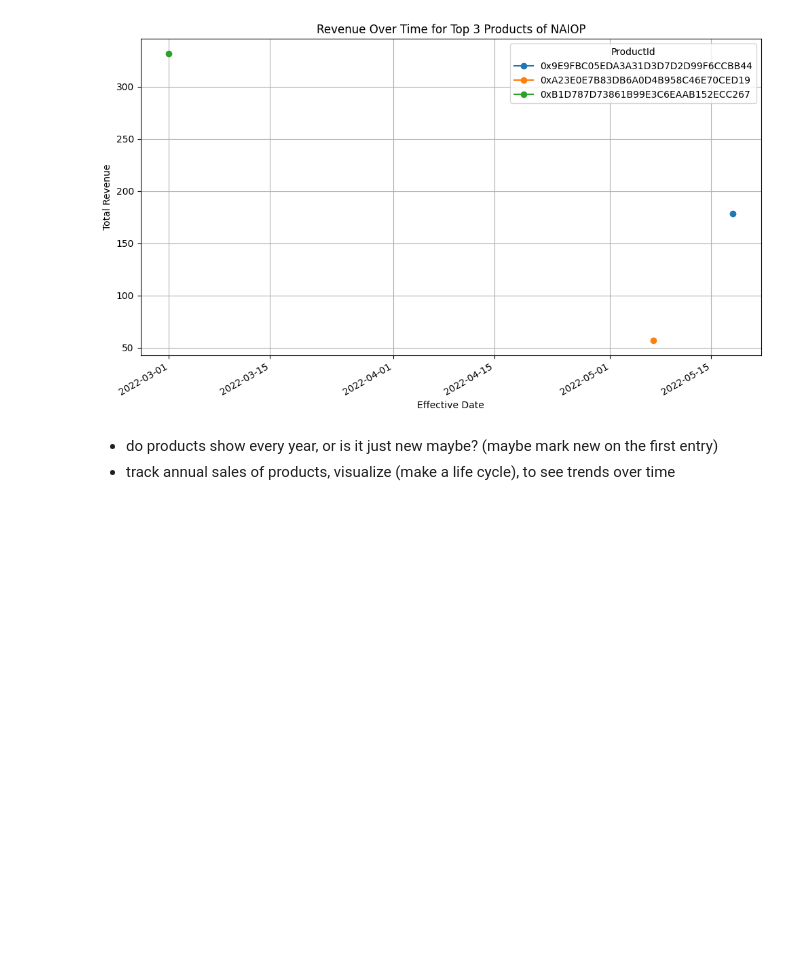
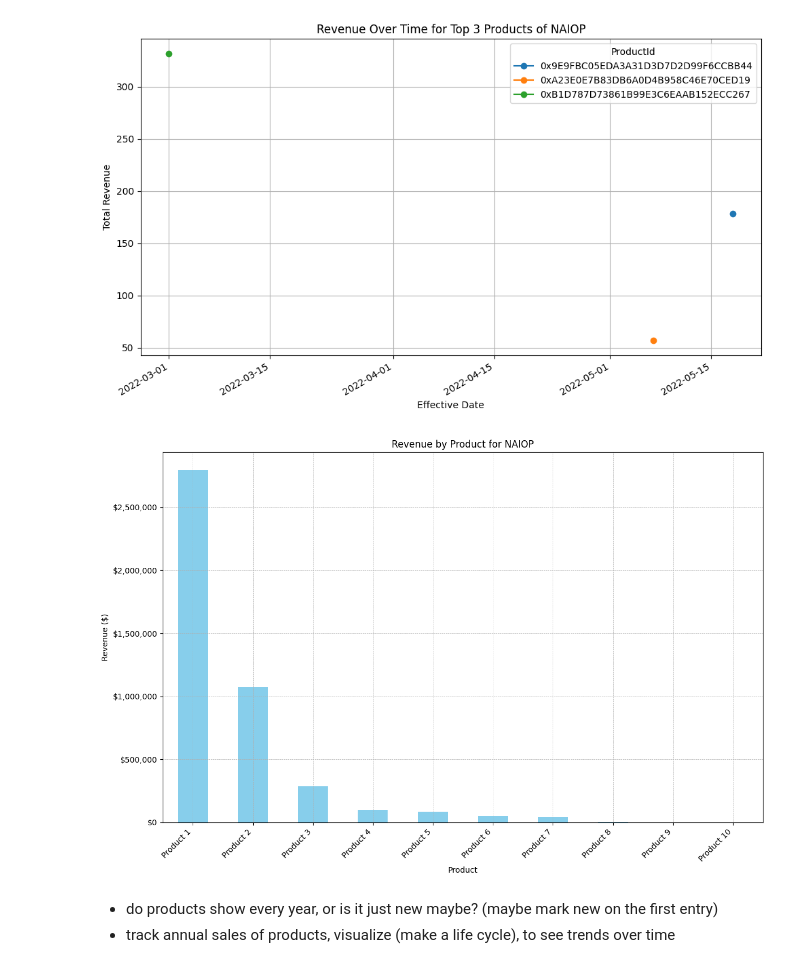
Before and after one commit to aKssup/data-consulting, a Jupyter notebook: mem_data_analysis.ipynb, the cells around one changed output. Drawn from its saved outputs; the diff is of its cells as text; code cells hidden in the pictures; blank space fills up the shorter version.

```diff
--- a/mem_data_analysis.ipynb
+++ b/mem_data_analysis.ipynb
@@ -714,3 +791,50 @@ See the caveats in the documentation: https://pandas.pydata.org/pandas-docs/stab
+# %%
+# Simulating the data for NAIOP
+data = {
+    'ProductId': [
+        "0x9E9FBC05EDA3A31D3D7D2D99F6CCBB44",
+        "0xB1D787D73861B99E3C6EAAB152ECC267",
+        "0x1F9328EF4BFD437D552C96F5B1D116EE",
+        "0xB794B776FB974C9B09BDE6A815EFFCD8",
+        "0xA23E0E7B83DB6A0D4B958C46E70CED19",
+        "0x85705D7BF13E936A6B07F7CC0047211F",
+        "0x0BCE80143CB901200D9A331930AA0315",
+        "0x896D76C40828972B7A92CA2BDBA6BE22",
+        "0x10AB8A62F22A93DFA334BE19E73A6832",
+        "0x859F45F9B7C86C38399DA51D19C7A5F6"
+    ],
+    'Total': [
+        2.797043e+06, 1.073884e+06, 2.846097e+05,
+        9.956115e+04, 8.465310e+04, 4.799736e+04,
+        4.367439e+04, 3.118500e+03, 3.693600e+02,
+        2.916000e+01
+    ]
+}
+df = pd.DataFrame(data)
+
+# Update Product IDs to "Product 1", "Product 2", etc.
+df['ProductId'] = ["Product " + str(i+1) for i in range(len(df))]
+
+# Plotting the data
+plt.figure(figsize=(12, 8))
+ax = df.set_index('ProductId')['Total'].plot(kind='bar', color='skyblue')
+
+# Setting the axis labels and title
+plt.title('Revenue by Product for NAIOP')
+plt.xlabel('Product')
+plt.ylabel('Revenue ($)')
+
+# Formatting y-axis as currency
+ax.yaxis.set_major_formatter(mtick.StrMethodFormatter('${x:,.0f}'))
+
+# Rotate x-axis labels for better visibility
+plt.xticks(rotation=45, ha='right')
+
+plt.grid(True, which="both", linestyle='--', linewidth=0.5)
+plt.tight_layout()
+plt.show()
+# %% [output]
+[figure, added]
 # %% [markdown]
 - do products show every year, or is it just new maybe? (maybe mark new on the first entry)
 - track annual sales of products, visualize (make a life cycle), to see trends over time
```
Also changed, not shown: parts of 4 cells of this notebook, 1 other file.
